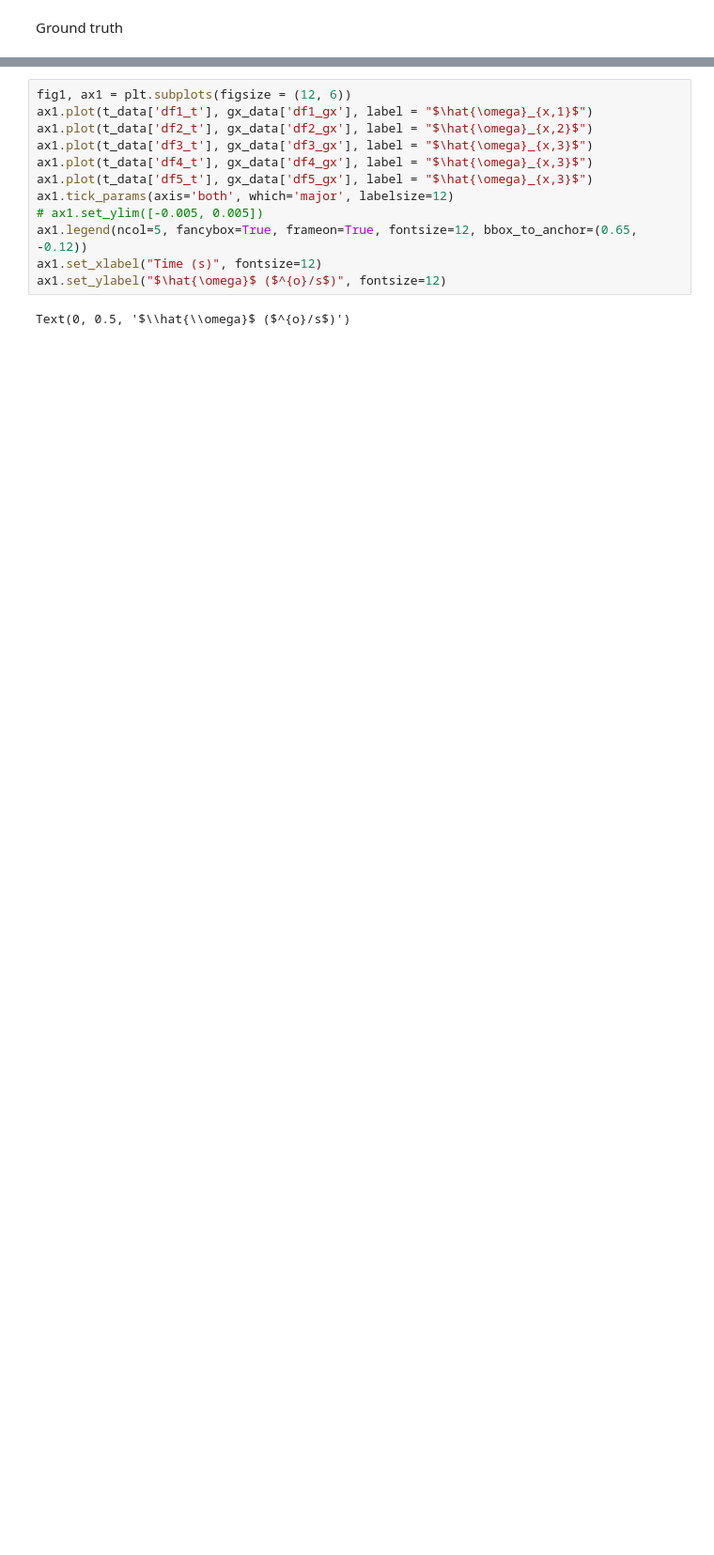
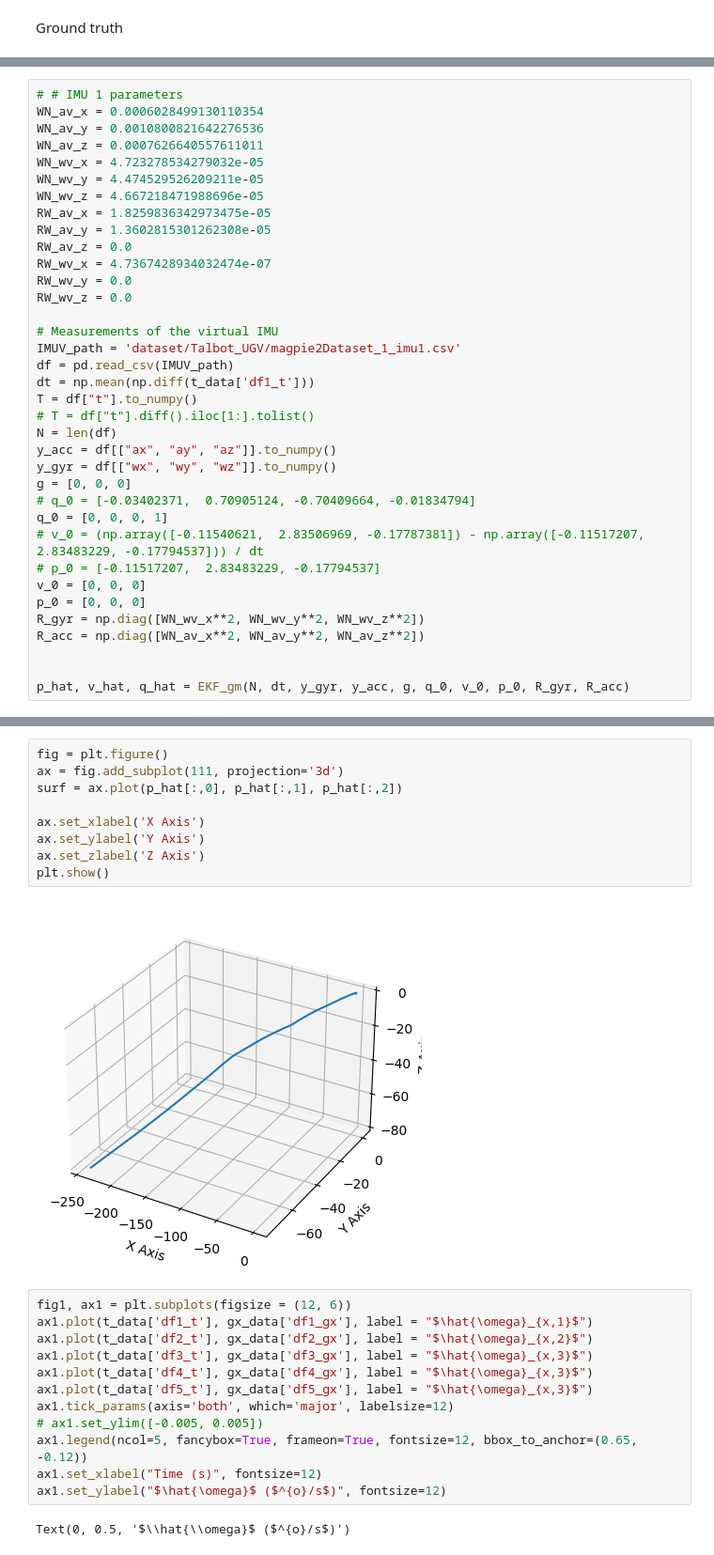
Before and after one commit to schoi355/multi_imu_fusion, a Jupyter notebook: MagPIE/inertial_navigation.ipynb, the cells around one changed output, grey strips where cells are left out. Shown: that part at 94% size. Cells and saved outputs as stored; diff of their text form; blank space fills up the shorter version.

```diff
--- a/MagPIE/inertial_navigation.ipynb
+++ b/MagPIE/inertial_navigation.ipynb
@@ -410 +418,37 @@ array([[-0.03402371,  0.70905124, -0.70409664, -0.01834794],
+# %%
+# # IMU 1 parameters
+WN_av_x = 0.0006028499130110354
+WN_av_y = 0.0010800821642276536
+WN_av_z = 0.0007626640557611011
+WN_wv_x = 4.723278534279032e-05
+WN_wv_y = 4.474529526209211e-05
+WN_wv_z = 4.667218471988696e-05
+RW_av_x = 1.8259836342973475e-05
+RW_av_y = 1.3602815301262308e-05
+RW_av_z = 0.0
+RW_wv_x = 4.7367428934032474e-07
+RW_wv_y = 0.0
+RW_wv_z = 0.0
+
+# Measurements of the virtual IMU
+IMUV_path = 'dataset/Talbot_UGV/magpie2Dataset_1_imu1.csv'
+df = pd.read_csv(IMUV_path)
+dt = np.mean(np.diff(t_data['df1_t']))
+T = df["t"].to_numpy()
+# T = df["t"].diff().iloc[1:].tolist()
+N = len(df)
+y_acc = df[["ax", "ay", "az"]].to_numpy()
+y_gyr = df[["wx", "wy", "wz"]].to_numpy()
+g = [0, 0, 0]
+# q_0 = [-0.03402371,  0.70905124, -0.70409664, -0.01834794]
+q_0 = [0, 0, 0, 1]
+# v_0 = (np.array([-0.11540621,  2.83506969, -0.17787381]) - np.array([-0.11517207,  2.83483229, -0.17794537])) / dt
+# p_0 = [-0.11517207,  2.83483229, -0.17794537]
+v_0 = [0, 0, 0]
+p_0 = [0, 0, 0]
+R_gyr = np.diag([WN_wv_x**2, WN_wv_y**2, WN_wv_z**2])
+R_acc = np.diag([WN_av_x**2, WN_av_y**2, WN_av_z**2])
+
+
+p_hat, v_hat, q_hat = EKF_gm(N, dt, y_gyr, y_acc, g, q_0, v_0, p_0, R_gyr, R_acc)
 # %%
@@ -496,3 +540,14 @@ plt.show()
+# %%
+fig = plt.figure()
+ax = fig.add_subplot(111, projection='3d')
+surf = ax.plot(p_hat[:,0], p_hat[:,1], p_hat[:,2])
+
+ax.set_xlabel('X Axis')
+ax.set_ylabel('Y Axis')
+ax.set_zlabel('Z Axis')
+plt.show()
+# %% [output]
+[figure, added]
 # %%
 fig1, ax1 = plt.subplots(figsize = (12, 6))
 ax1.plot(t_data['df1_t'], gx_data['df1_gx'], label = "$\hat{\omega}_{x,1}$")
```
Also changed, not shown: parts of 11 cells of this notebook, 10 other files.
